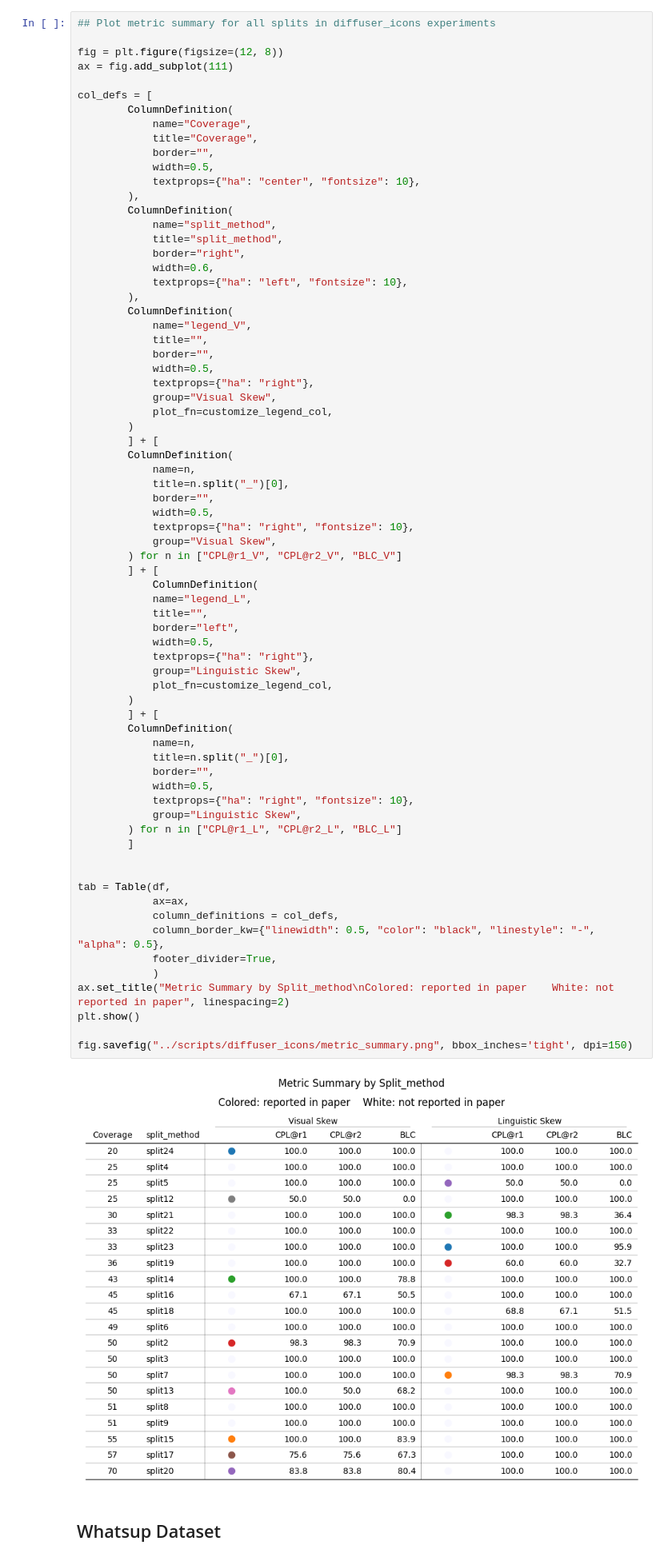
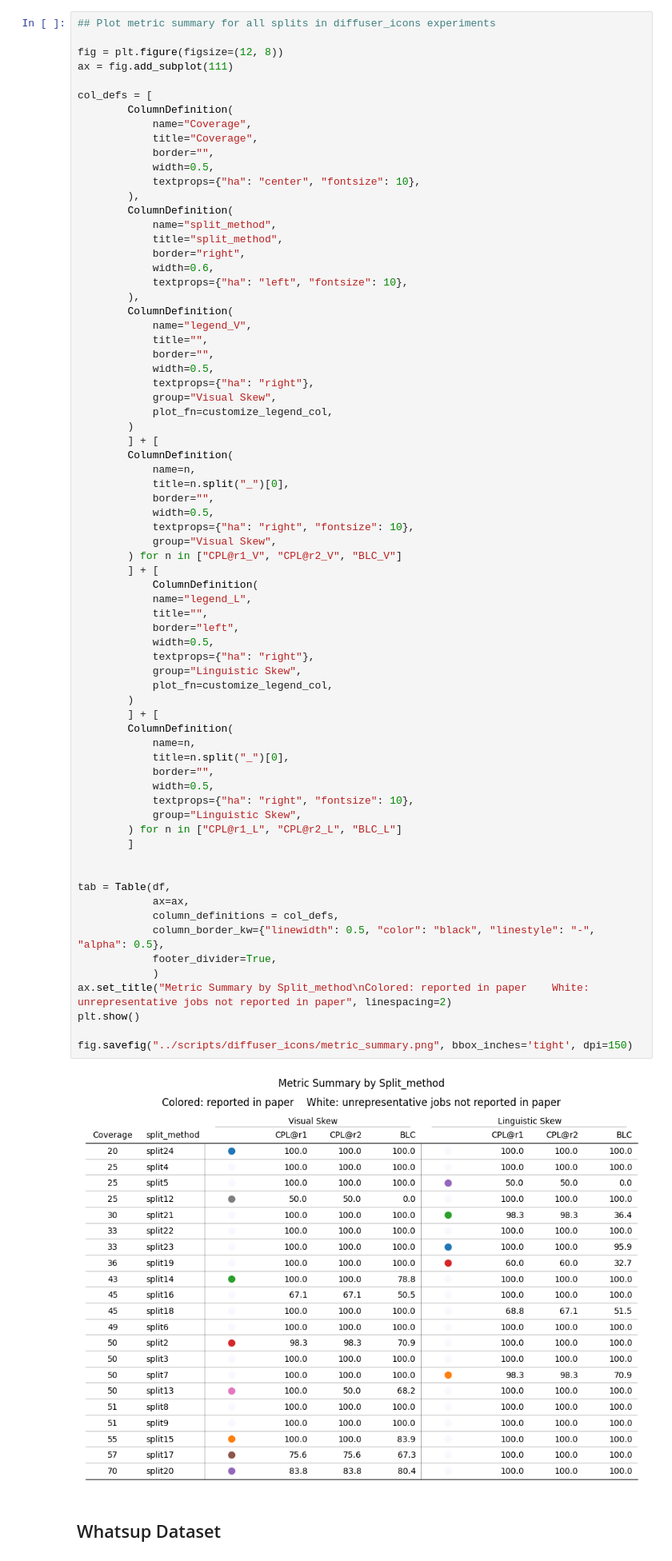
Before and after one commit to zdxdsw/skewed_relations_T2I, a Jupyter notebook: notebooks/quantifying_skew.ipynb, the cells around one changed output. Shown at 80% size. Cells and saved outputs as stored; diff of their text form.

```diff
--- a/notebooks/quantifying_skew.ipynb
+++ b/notebooks/quantifying_skew.ipynb
@@ -302,35 +302,35 @@ col_defs = [
             name="legend_L",
             title="",
             border="left",
             width=0.5,
             textprops={"ha": "right"},
             group="Linguistic Skew",
             plot_fn=customize_legend_col,
         )
         ] + [
         ColumnDefinition(
             name=n,
             title=n.split("_")[0],
             border="",
             width=0.5,
             textprops={"ha": "right", "fontsize": 10},
             group="Linguistic Skew",
         ) for n in ["CPL@r1_L", "CPL@r2_L", "BLC_L"]
         ]
 
 
 tab = Table(df,
             ax=ax,
             column_definitions = col_defs,
             column_border_kw={"linewidth": 0.5, "color": "black", "linestyle": "-", "alpha": 0.5},
             footer_divider=True,
             )
-ax.set_title("Metric Summary by Split_method\nColored: reported in paper    White: not reported in paper", linespacing=2)
+ax.set_title("Metric Summary by Split_method\nColored: reported in paper    White: unrepresentative jobs not reported in paper", linespacing=2)
 plt.show()
 
 fig.savefig("../scripts/diffuser_icons/metric_summary.png", bbox_inches='tight', dpi=150)
 # %% [output]
-[figure, old version]
+[figure, new version]
 # %% [markdown]
 ## Whatsup Dataset
 # %%
```
Also changed, not shown: parts of 2 cells of this notebook, 6 other files.
